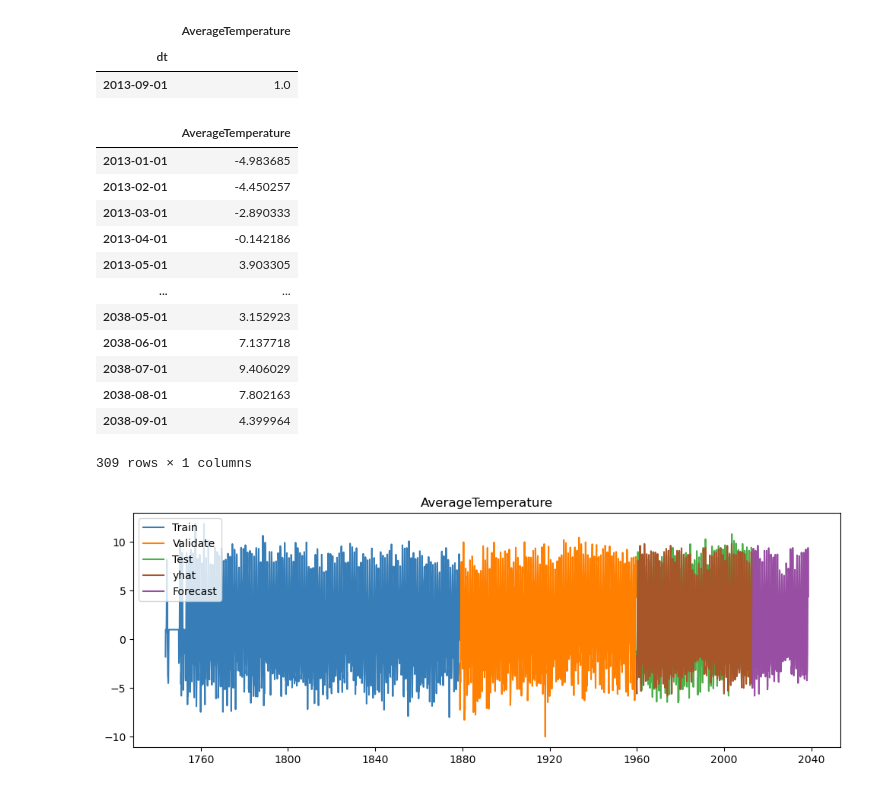
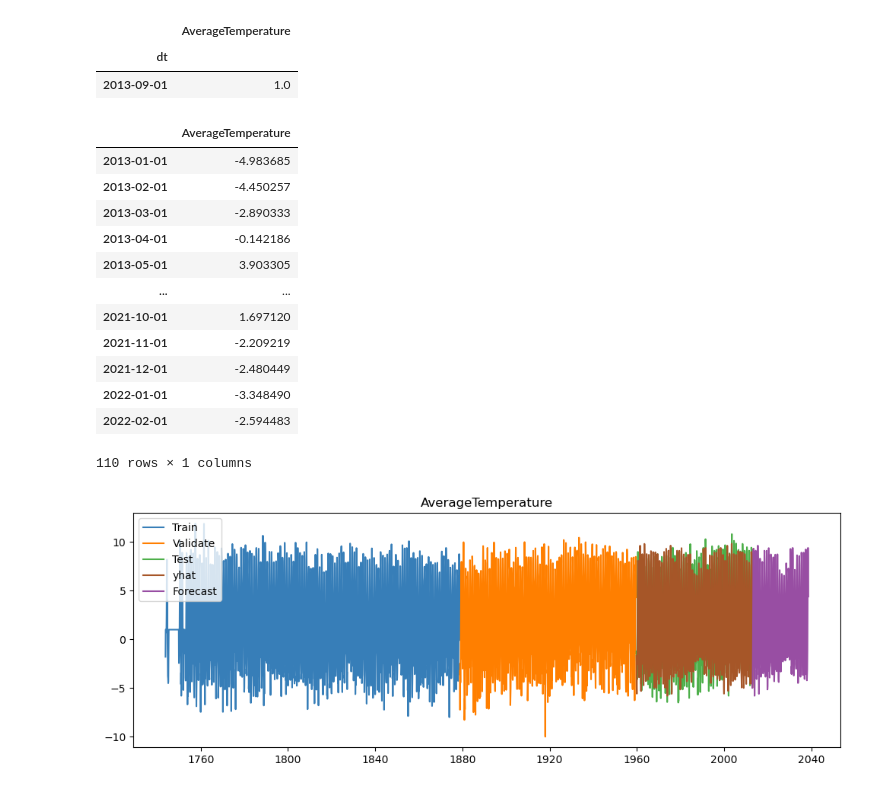
Before and after one commit to Bartholomew-Taylor/time_series_mini-project, a Jupyter notebook: time_series_mini_project_scratch.ipynb, the cells around one changed output. Drawn from its saved outputs; the diff is of its cells as text; code cells hidden in the pictures.

```diff
--- a/time_series_mini_project_scratch.ipynb
+++ b/time_series_mini_project_scratch.ipynb
@@ -557,21 +557,21 @@ test.tail(1)
 # %%
 forecast = pd.DataFrame({'AverageTemperature': hst_temp_fit1.forecast(validate.shape[0] + test.shape[0] + 300)})
 forecast = forecast['2013':]
-forecast
+forecast.head(110)
 # %% [output]
 |  | AverageTemperature |
 | 2013-01-01 | -4.983685 |
 | 2013-02-01 | -4.450257 |
 | 2013-03-01 | -2.890333 |
 | 2013-04-01 | -0.142186 |
 | 2013-05-01 | 3.903305 |
 | ... | ... |
-| 2038-05-01 | 3.152923 |
-| 2038-06-01 | 7.137718 |
-| 2038-07-01 | 9.406029 |
-| 2038-08-01 | 7.802163 |
-| 2038-09-01 | 4.399964 |
+| 2021-10-01 | 1.697120 |
+| 2021-11-01 | -2.209219 |
+| 2021-12-01 | -2.480449 |
+| 2022-01-01 | -3.348490 |
+| 2022-02-01 | -2.594483 |
-309 rows × 1 columns
+110 rows × 1 columns
 # %%
 def final_plot(target_var):
     plt.figure(figsize=(12,4))
```
Also changed, not shown: 3 other files.
